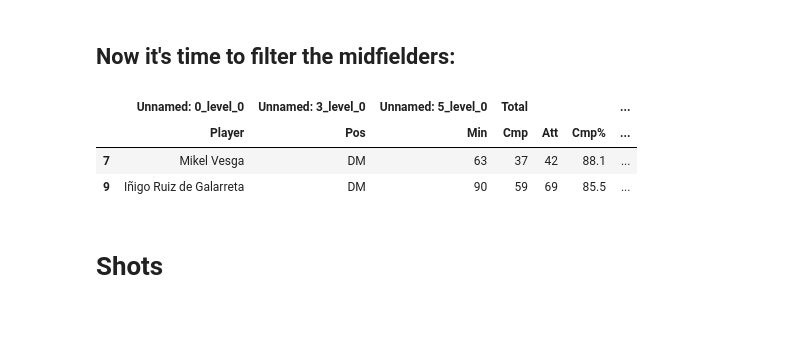
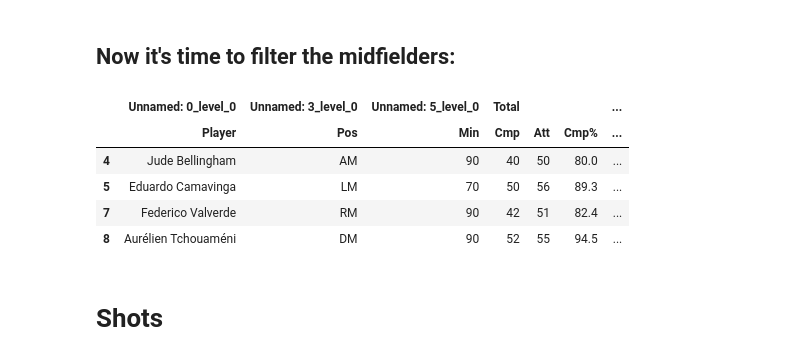
Before and after one commit to danirssx/player_test, a Jupyter notebook: player.ipynb, the cells around one changed output. Saved outputs shown, nothing was run; the diff lists cells and outputs as text; code cells hidden in the pictures; blank space fills up the shorter version.

```diff
--- a/player.ipynb
+++ b/player.ipynb
@@ -70,44 +70,48 @@ The player that was more closer to make a Goal:  Vinicius Júnior
 Here I will take the passes of the midfielders measured with the actual passes.
 # %%
 ## shots Info
+rows_passes = [('Unnamed: 0_level_0', 'Player'), ('Unnamed: 3_level_0', 'Pos'), ('Unnamed: 5_level_0', 'Min'), ('Total', 'Cmp'), ('Total', 'Att'), ('Total', 'Cmp%'), ('Unnamed: 27_level_0', 'PrgP'), ('Player ID', '')]
+
 # Home passes
 home_passes = home_team['Passing']
-home_passes = home_passes.loc[:, [('Unnamed: 0_level_0', 'Player'), ('Unnamed: 3_level_0', 'Pos'), ('Unnamed: 5_level_0', 'Min'), ('Total', 'Cmp'), ('Total', 'Att'), ('Total', 'Cmp%'), ('Unnamed: 27_level_0', 'PrgP'), ('Player ID', '')]]
+home_passes = home_passes.loc[:, rows_passes]
 ### Minutes:
-home_passes = home_passes[home_passes[('Unnamed: 5_level_0', 'Min')] > 45]
+home_passes = home_passes[home_passes[('Unnamed: 5_level_0', 'Min')] >= 45]
 
 # Away Passes
 away_passes = away_team['Passing']
-away_passes = away_passes.loc[:, [('Unnamed: 0_level_0', 'Player'), ('Unnamed: 3_level_0', 'Pos'), ('Unnamed: 5_level_0', 'Min'), ('Total', 'Cmp'), ('Total', 'Att'), ('Total', 'Cmp%'), ('Unnamed: 27_level_0', 'PrgP'), ('Player ID', '')]]
+away_passes = away_passes.loc[:, rows_passes]
 ### Minutes:
-away_passes = away_passes[away_passes[('Unnamed: 5_level_0', 'Min')] > 45]
+away_passes = away_passes[away_passes[('Unnamed: 5_level_0', 'Min')] >= 45]
 # %% [markdown]
 ## Now it's time to filter the midfielders:
 # %%
 def contains_pos(cell_value, pos_list):
     if not pd.notna(cell_value):
         return False
 
     return any(pos in cell_value for pos in pos_list)
 
 #### List of positions
-pos_list = ['CM', 'LM', 'RM', 'DM']
+pos_list = ['CM', 'LM', 'RM', 'DM', 'AM']
 
 ## Home
 home_pos = home_passes['Unnamed: 3_level_0'].applymap(lambda cell_value: contains_pos(cell_value, pos_list))
 
 ## Away
 away_pos = away_passes['Unnamed: 3_level_0'].applymap(lambda cell_value: contains_pos(cell_value, pos_list))
 
 ### Filter the teams
 home_passes = home_passes[home_pos['Pos'] == True]
 away_passes = away_passes[away_pos['Pos'] == True]
 
-home_passes
+away_passes
 # %% [output]
 |  | Unnamed: 0_level_0 | Unnamed: 3_level_0 | Unnamed: 5_level_0 | Total |  |  | ... |
 |  | Player | Pos | Min | Cmp | Att | Cmp% | ... |
-| 7 | Mikel Vesga | DM | 63 | 37 | 42 | 88.1 | ... |
-| 9 | Iñigo Ruiz de Galarreta | DM | 90 | 59 | 69 | 85.5 | ... |
+| 4 | Jude Bellingham | AM | 90 | 40 | 50 | 80.0 | ... |
+| 5 | Eduardo Camavinga | LM | 70 | 50 | 56 | 89.3 | ... |
+| 7 | Federico Valverde | RM | 90 | 42 | 51 | 82.4 | ... |
+| 8 | Aurélien Tchouaméni | DM | 90 | 52 | 55 | 94.5 | ... |
 # %% [markdown]
 # Shots
```
Also changed, not shown: parts of 1 cell of this notebook.
